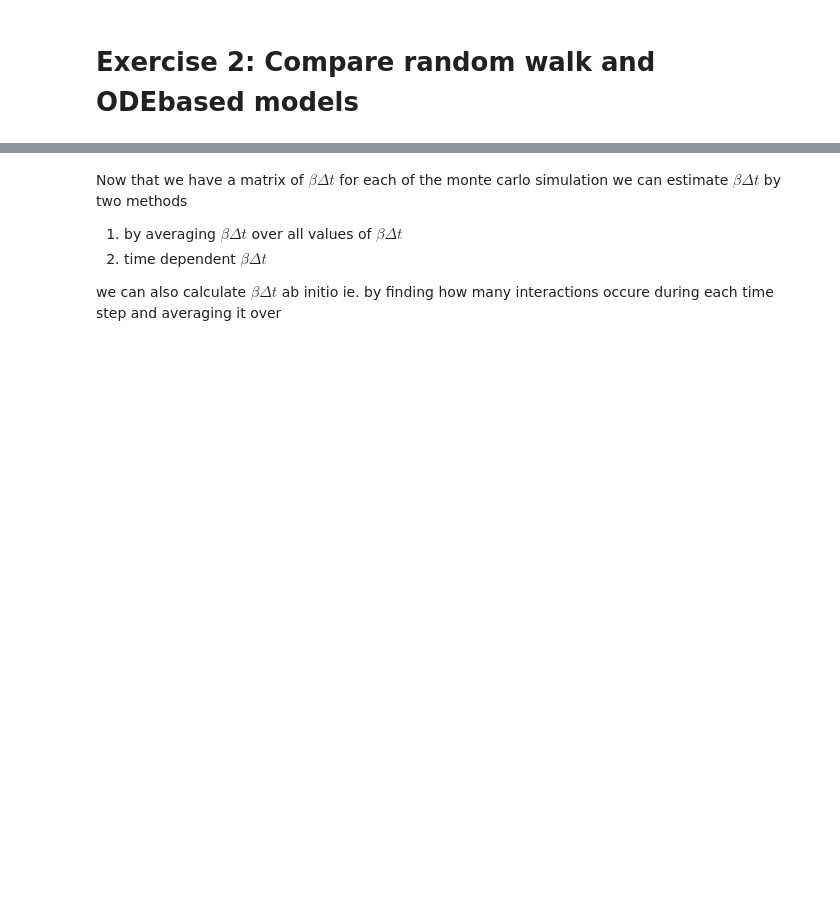
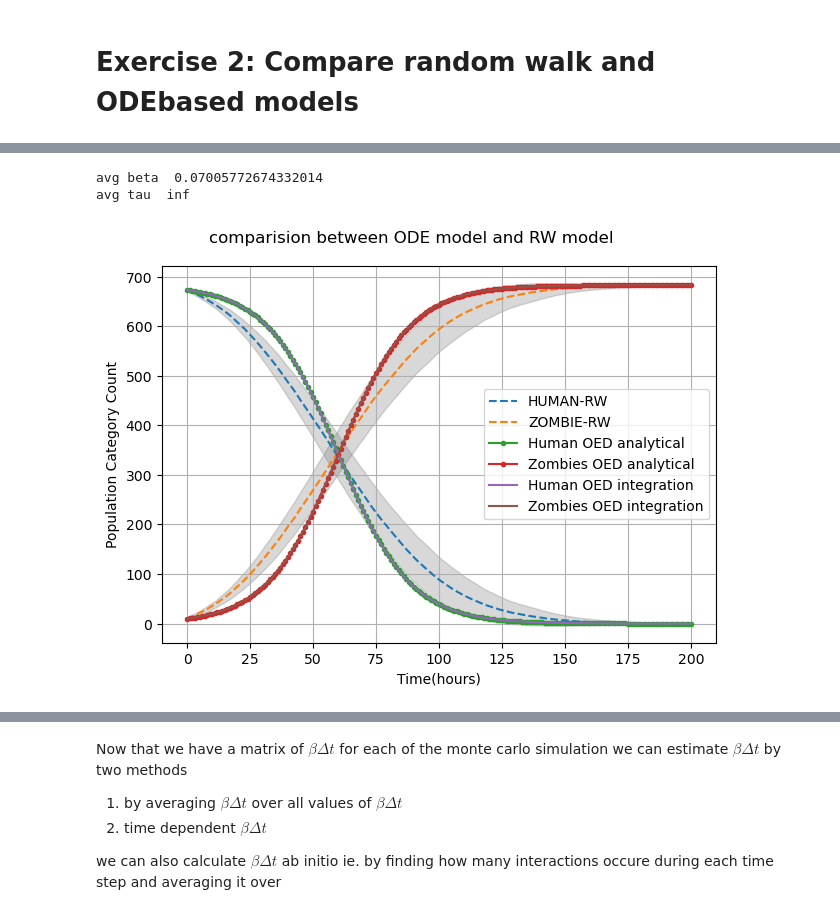
Before and after one commit to waves-stats/MOD_510_2023_autumn, a Jupyter notebook: Partha/project_4/Zombies_Project4_v1.ipynb, the cells around one changed output, grey strips where cells are left out. Saved outputs shown, nothing was run; the diff lists cells and outputs as text; code cells hidden in the pictures; blank space fills up the shorter version.

```diff
--- a/Partha/project_4/Zombies_Project4_v1.ipynb
+++ b/Partha/project_4/Zombies_Project4_v1.ipynb
@@ -650,7 +686,7 @@ time taken to run 300 simulations = 78.81s
 If we instead started with Z(0) = 10, how does the time evolution
 change?
 # %%
-sizes = [5,10,50,100,200,300]
+sizes = [5,10,50,100,20,30]
 z0,T =10,200
 fig, axs = plt.subplots(nrows = 3, ncols=2, figsize = (7,7))
 axs = np.ndarray.flatten(axs)
@@ -778,14 +884,15 @@ def calc_beta_from_interactions(modelresults_df,q):
 # %%
-def ODE_SZ_model(t, betas, tau_s= np.inf,  N=683, Z0=1, R0=0):
-    def rhs(X, t):
-        S, Z, R = X
-        beta=betas[t]
-        return [-beta*S*Z/N, +beta*S*Z/N - Z/tau_s, +Z/tau_s]
-
-    X0 = np.array([N-Z0-R0, Z0, R0])
-    soln = [X0]
-    for i in t[:-1]:
-        X1 = X0+rhs(X0,i)
-        soln.append(X1)
-        X0 = X1
-    return np.array(soln)
+params = {'population':683, 'infected':10, 'q':0.9, 'nx':50, 'ny':50, 'T':180}
+samples = 100
+mcmodel=MCRW(samples=samples)
+_ = mcmodel.run_mc(**params)
+mcmodel
+mcmodel.find_beta_tau()
+beta = mcmodel.avg_beta
+a = BucketModel(beta=beta, size = 200)
+t_ana,S_ana,Z_ana = a.ODE_analytical()
+t_ode,soln = a.ODE_SZ_model()
+S_ode, Z_ode = soln[:,0],soln[:,1]
+# %% [output]
+avg beta  0.07005772674332014
+avg tau  inf
@@ -797,0 +899,15 @@ def ODE_analytical(N, S0, Z0, beta,T,size = 100):
+# %%
+fig, ax = plt.subplots()
+plot_mc_results(ax = ax, mc_averaged_data=mcmodel.averaged_mc_df)
+ax.plot(t_ana, S_ana,'.-', label='Human OED analytical')
+ax.plot(t_ana, Z_ana,'.-', label='Zombies OED analytical')
+
+ax.plot(t_ode, S_ode,'-', label='Human OED integration')
+ax.plot(t_ode, Z_ode,'-', label='Zombies OED integration')
+
+ax.legend()
+fig.suptitle('comparision between ODE model and RW model')
+ax.set(xlabel='Time(hours)', ylabel='Population Category Count')
+plt.tight_layout()
+# %% [output]
+[figure, added]
```
Also changed, not shown: parts of 68 cells of this notebook.
